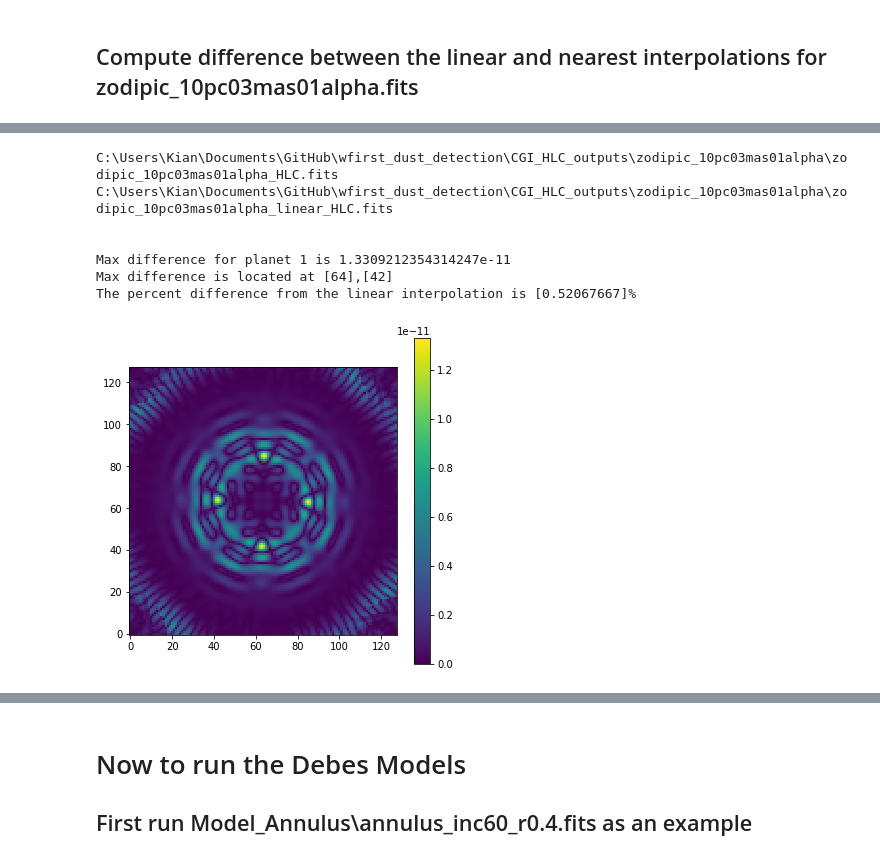
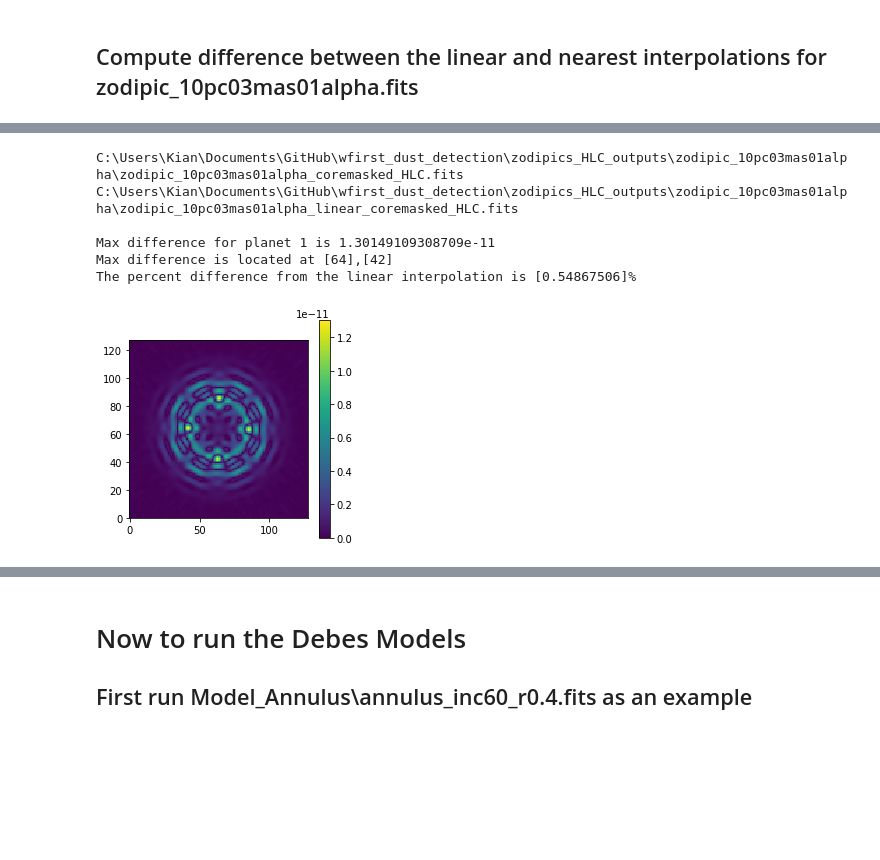
Before and after one commit to kian1377/kians_wfirst_dust_detection, a Jupyter notebook: ProcessInputScenes_CGI_HLC.ipynb, the cells around one changed output, grey strips where cells are left out. Drawn from its saved outputs; the diff is of its cells as text; code cells hidden in the pictures; blank space fills up the shorter version.

```diff
--- a/ProcessInputScenes_CGI_HLC.ipynb
+++ b/ProcessInputScenes_CGI_HLC.ipynb
@@ -324,16 +323,16 @@ plt.colorbar()
 zodi_path = my_home_dir + "\zodipics\\"
 print(zodi_path)
 
-output_path_10pc03mas01alpha = my_home_dir + "\CGI_HLC_outputs\\" + "zodipic_10pc03mas01alpha\\"
+output_path_10pc03mas01alpha = my_home_dir + "\zodipics_HLC_outputs\\" + "zodipic_10pc03mas01alpha\\"
 print(output_path_10pc03mas01alpha)
 
-output_path_10pc03mas = my_home_dir + "\CGI_HLC_outputs\\" + "zodipic_10pc03mas\\"
+output_path_10pc03mas = my_home_dir + "\zodipics_HLC_outputs\\" + "zodipic_10pc03mas\\"
 print(output_path_10pc03mas)
 
-output_path_03pc03mas01alpha = my_home_dir + "\CGI_HLC_outputs\\" + "zodipic_03pc03mas01alpha\\"
+output_path_03pc03mas01alpha = my_home_dir + "\zodipics_HLC_outputs\\" + "zodipic_03pc03mas01alpha\\"
 print(output_path_03pc03mas01alpha)
 
-output_path_03pc03mas = my_home_dir + "\CGI_HLC_outputs\\" + "zodipic_03pc03mas\\"
+output_path_03pc03mas = my_home_dir + "\zodipics_HLC_outputs\\" + "zodipic_03pc03mas\\"
 print(output_path_03pc03mas)
 
 # Also define mask and core_mask radii
@@ -431,3 +430,25 @@ C:\Users\Kian\Documents\GitHub\wfirst_dust_detection\CGI_HLC_outputs\zodipic_10p
 [figure]
 # %% [markdown]
 ## Compute difference between the linear and nearest interpolations for zodipic_10pc03mas01alpha.fits
+# %%
+zodi_fname = "zodipic_10pc03mas01alpha.fits"
+
+im_name = output_path_10pc03mas01alpha + zodi_fname[:-5] + "_HLC.fits"
+print(im_name)
+
+im_l_name = output_path_10pc03mas01alpha + zodi_fname[:-5] + "_linear_HLC.fits"
+print(im_l_name)
+
+im = fits.getdata(im_name)
+im_l = fits.getdata(im_l_name)
+
+diff = np.abs(im-im_l)
+
+plt.figure(figsize = [4,4])
+plt.imshow(diff)
+plt.colorbar()
+
+max_loc = np.where(diff == diff.max())
+print("\nMax difference for planet 1 is {}".format(diff.max()))
+print("Max difference is located at {},{}".format(max_loc[0],max_loc[1]))
+print("The percent difference from the linear interpolation is {}%".format(100*diff.max()/im_l[max_loc]))
@@ -434,31 +463,28 @@ C:\Users\Kian\Documents\GitHub\wfirst_dust_detection\CGI_HLC_outputs\zodipic_10p
 # %%
-im_name = output_path_10pc03mas01alpha + zodi_fname[:-5] + "_HLC.fits"
+im_name = output_path_10pc03mas01alpha + zodi_fname[:-5] + "_coremasked_HLC.fits"
 print(im_name)
 
-im_l_name = output_path_10pc03mas01alpha + zodi_fname[:-5] + "_linear_HLC.fits"
+im_l_name = output_path_10pc03mas01alpha + zodi_fname[:-5] + "_linear_coremasked_HLC.fits"
 print(im_l_name)
 
 im = fits.getdata(im_name)
 im_l = fits.getdata(im_l_name)
 
 diff = np.abs(im-im_l)
 
-plt.figure(figsize = [6,6])
+plt.figure(figsize = [4,4])
 plt.imshow(diff)
 plt.colorbar()
 
-print("\n")
-
 max_loc = np.where(diff == diff.max())
-print("Max difference for planet 1 is {}".format(diff.max()))
+print("\nMax difference for planet 1 is {}".format(diff.max()))
 print("Max difference is located at {},{}".format(max_loc[0],max_loc[1]))
 print("The percent difference from the linear interpolation is {}%".format(100*diff.max()/im_l[max_loc]))
 # %% [output]
-C:\Users\Kian\Documents\GitHub\wfirst_dust_detection\CGI_HLC_outputs\zodipic_10pc03mas01alpha\zodipic_10pc03mas01alpha_HLC.fits
-C:\Users\Kian\Documents\GitHub\wfirst_dust_detection\CGI_HLC_outputs\zodipic_10pc03mas01alpha\zodipic_10pc03mas01alpha_linear_HLC.fits
+C:\Users\Kian\Documents\GitHub\wfirst_dust_detection\zodipics_HLC_outputs\zodipic_10pc03mas01alpha\zodipic_10pc03mas01alpha_coremasked_HLC.fits
+C:\Users\Kian\Documents\GitHub\wfirst_dust_detection\zodipics_HLC_outputs\zodipic_10pc03mas01alpha\zodipic_10pc03mas01alpha_linear_coremasked_HLC.fits
 
-
-Max difference for planet 1 is 1.3309212354314247e-11
+Max difference for planet 1 is 1.30149109308709e-11
 Max difference is located at [64],[42]
-The percent difference from the linear interpolation is [0.52067667]%
+The percent difference from the linear interpolation is [0.54867506]%
-[figure, old version]
+[figure, new version]
```
Also changed, not shown: parts of 12 cells of this notebook, 1 other file.
